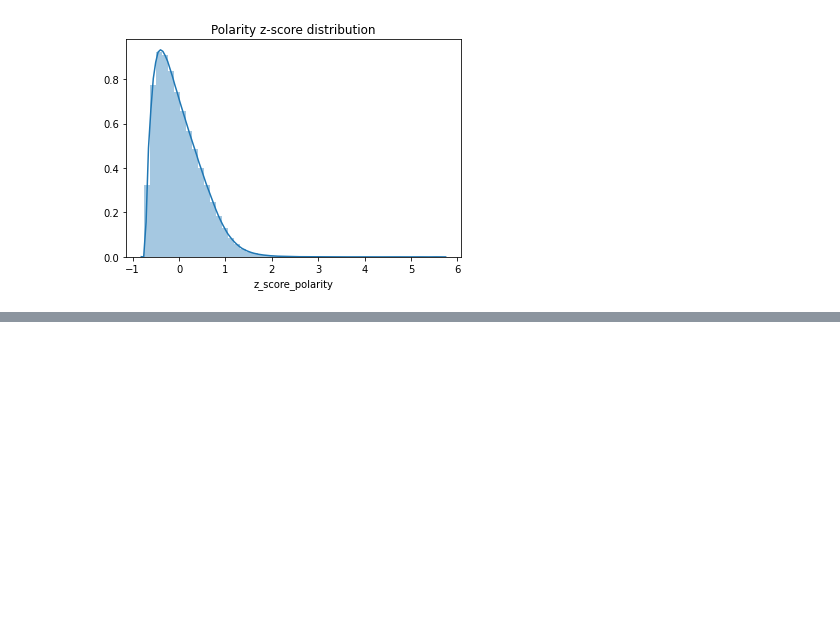
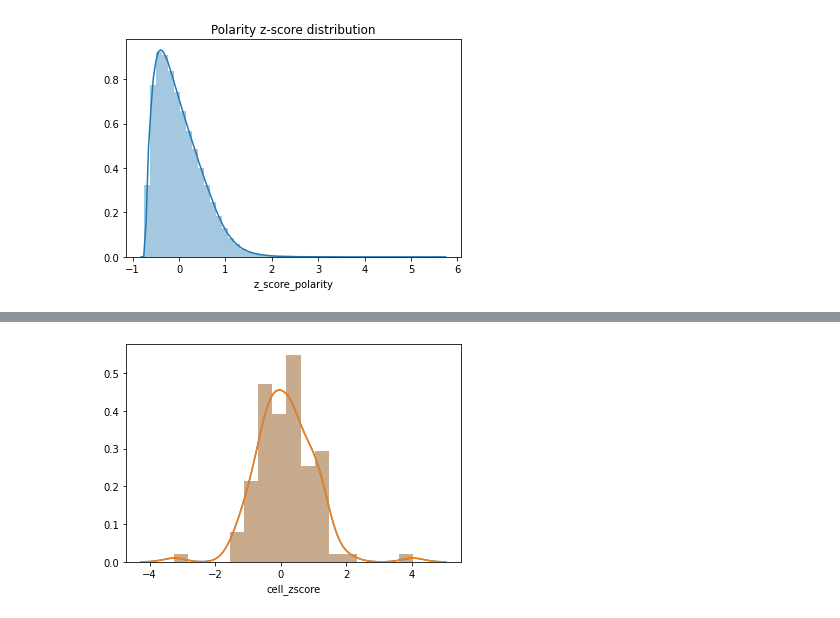
Before and after one commit to r-bierman/isoform_localizations, a Jupyter notebook: notebooks/20210107_centroid_polarity_score_validations.ipynb, the cells around one changed output, grey strips where cells are left out. Drawn from its saved outputs; the diff is of its cells as text; code cells hidden in the pictures; blank space fills up the shorter version.

```diff
--- a/notebooks/20210107_centroid_polarity_score_validations.ipynb
+++ b/notebooks/20210107_centroid_polarity_score_validations.ipynb
@@ -96,0 +188,8 @@ spots = pd.read_csv('../processed_data/all_passing_rna_spots.csv')
+# %%
+sns.distplot(
+    x[x['target_molecule_name'].eq('Aqp4')]['cell_zscore']
+)
+plt.show()
+plt.close()
+# %% [output]
+[figure, added]
```
Also changed, not shown: parts of 82 cells of this notebook, 2 other files.
